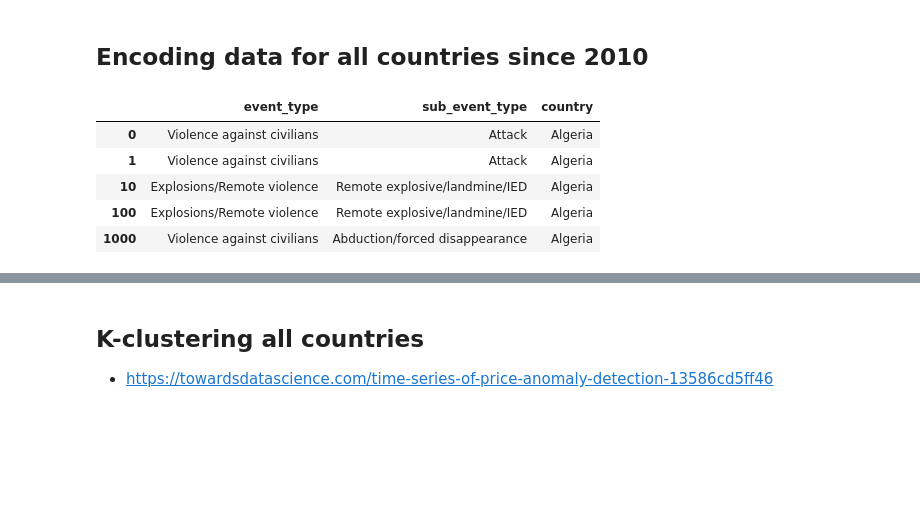
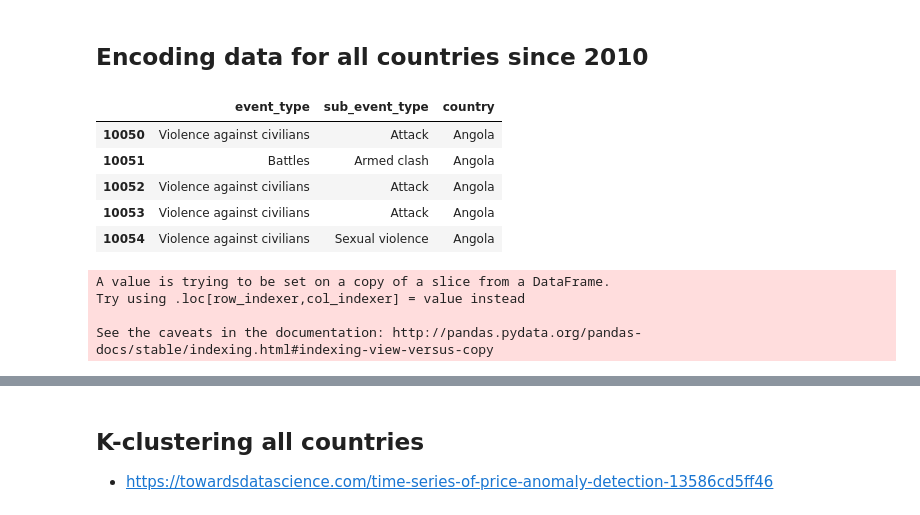
Before and after one commit to cmdelaserna/press-freedom, a Jupyter notebook: notebooks/ACLED data - Africa dataset.ipynb, the cells around one changed output, grey strips where cells are left out. Drawn from its saved outputs; the diff is of its cells as text; code cells hidden in the pictures; blank space fills up the shorter version.

```diff
--- a/notebooks/ACLED data - Africa dataset.ipynb
+++ b/notebooks/ACLED data - Africa dataset.ipynb
@@ -153,19 +153,24 @@ country_data(filtered_data, 'Libya')
 # %%
 # Encoding labels
 # Selecting labels for encoding in baseline model
 labels = ['event_type','sub_event_type', 'country']
-labels = df[labels]
+labels = filtered_data[labels]
 labels.head()
 # %% [output]
 |  | event_type | sub_event_type | country |
-| 0 | Violence against civilians | Attack | Algeria |
-| 1 | Violence against civilians | Attack | Algeria |
-| 10 | Explosions/Remote violence | Remote explosive/landmine/IED | Algeria |
-| 100 | Explosions/Remote violence | Remote explosive/landmine/IED | Algeria |
-| 1000 | Violence against civilians | Abduction/forced disappearance | Algeria |
+| 10050 | Violence against civilians | Attack | Angola |
+| 10051 | Battles | Armed clash | Angola |
+| 10052 | Violence against civilians | Attack | Angola |
+| 10053 | Violence against civilians | Attack | Angola |
+| 10054 | Violence against civilians | Sexual violence | Angola |
 # %%
 # Adding a boolean column for fatalities
-df['fatalities_encoded'] = np.where(df['fatalities']>0, '1', '0')
+filtered_data['fatalities_encoded'] = np.where(filtered_data['fatalities']>0, '1', '0')
+# %% [output]
+A value is trying to be set on a copy of a slice from a DataFrame.
+Try using .loc[row_indexer,col_indexer] = value instead
+
+See the caveats in the documentation: http://pandas.pydata.org/pandas-docs/stable/indexing.html#indexing-view-versus-copy
 # %%
 # One-Hot Encoding with get_dummies
 labels_encoded = pd.get_dummies(labels)
```
Also changed, not shown: parts of 34 cells of this notebook.
